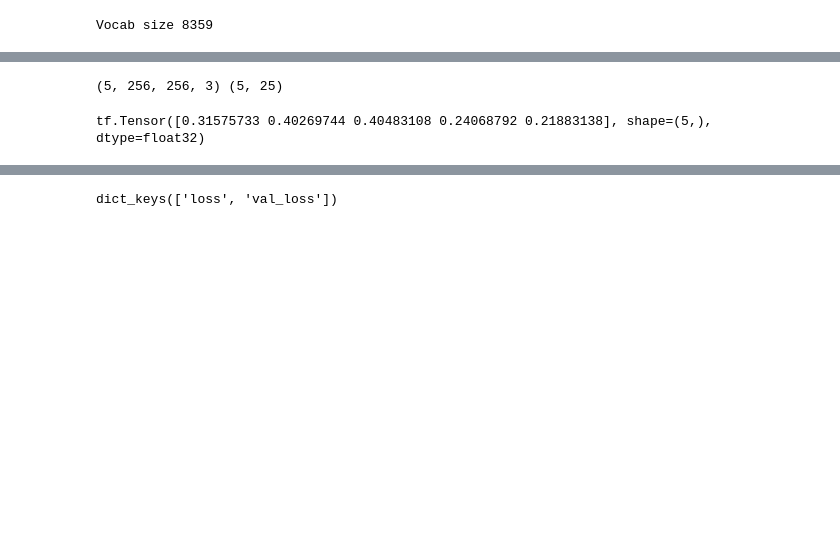
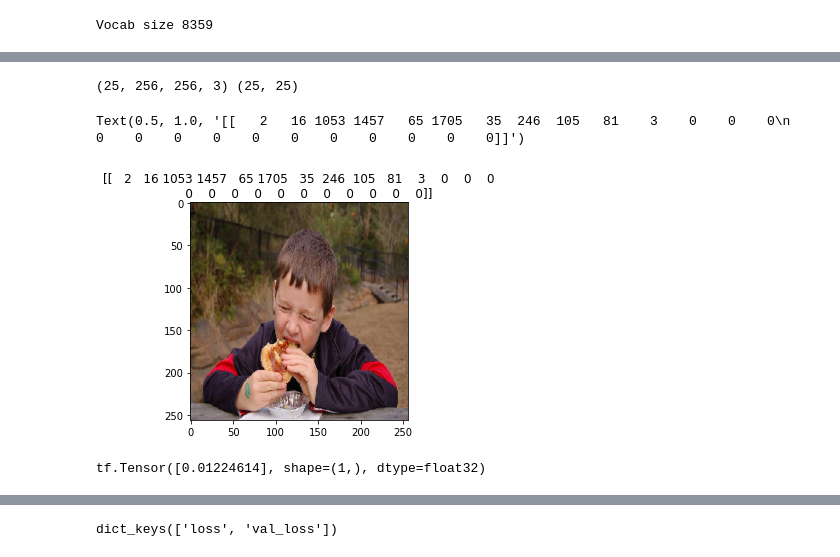
Before and after one commit to viswambhar-yasa/image_captioning, a Jupyter notebook: training_reward_net.ipynb, the cells around one changed output, grey strips where cells are left out. Drawn from its saved outputs; the diff is of its cells as text; code cells hidden in the pictures; blank space fills up the shorter version.

```diff
--- a/training_reward_net.ipynb
+++ b/training_reward_net.ipynb
@@ -330,21 +96,18 @@ def captions_generation_reward(captions_dic, vocab_size, image_pth_rt, max_lengt
 # %%
-import tensorflow as tf
-#from data_processing import data_processing
-#from data_generator import captions_generation
 import pickle
 
 print('TensorFlow Version', tf.__version__)
-vocab_size = 5000
+vocab_size = 8360
 max_length = 25
 
 
-captions_text_path = r'/content/Flickr8k.token.txt'
+captions_text_path = r'/content/image_captioning/Flickr8k.token.txt'
 captions_extraction = data_processing(captions_text_path)
-trn_images_id_text = r'/content/Flickr_8k.trainImages.txt'
+trn_images_id_text = r'/content/image_captioning/Flickr_8k.trainImages.txt'
 train_cleaned_seq, train_cleaned_dic = captions_extraction.cleaning_sequencing_captions(trn_images_id_text)
-val_images_id_text = r'/content/Flickr_8k.devImages.txt'
+val_images_id_text = r'/content/image_captioning/Flickr_8k.devImages.txt'
 val_cleaned_seq, val_cleaned_dic = captions_extraction.cleaning_sequencing_captions(val_images_id_text)
-test_images_id_text = r'/content/Flickr_8k.testImages.txt'
+test_images_id_text = r'/content/image_captioning/Flickr_8k.testImages.txt'
 test_cleaned_seq, test_cleaned_dic = captions_extraction.cleaning_sequencing_captions(test_images_id_text)
 captions_extraction.tokenization(train_cleaned_seq, vocab_size)
 print("No of captions: Training-" + str(len(train_cleaned_seq) / 5) + " Validation-" + str(
@@ -354,9 +117,9 @@ train_cap_tok = captions_extraction.sentence_tokenizing(train_cleaned_dic)
 val_cap_tok = captions_extraction.sentence_tokenizing(val_cleaned_dic)
 test_cap_tok = captions_extraction.sentence_tokenizing(test_cleaned_dic)
 
-image_pth_rt = r"/content/Flicker8k_Dataset/" #+ r"\\"
-trn_dataset = captions_generation_reward(train_cap_tok, vocab_size, image_pth_rt, max_length,num_photos_per_batch=2,num_captions=1)
-val_dataset = captions_generation_reward(val_cap_tok, vocab_size, image_pth_rt, max_length)
+image_pth_rt = r"/content/image_captioning/Flicker8k_Dataset/" #+ r"\\"
+trn_dataset = captions_generation_reward(train_cap_tok, vocab_size, image_pth_rt, 15,2,1)
+val_dataset = captions_generation_reward(val_cap_tok, vocab_size, image_pth_rt, 25,32,1)
 
 inputs = next(iter(val_dataset))
 print(inputs[0].shape, inputs[1].shape)
@@ -526,11 +254,19 @@ WARNING:tensorflow:No training configuration found in the save file, so the mode
 # %%
 inputs = next(iter(val_dataset))
+inputs_1 = next(iter(val_dataset))
 print(inputs[0].shape, inputs[1].shape)
 # %% [output]
-(5, 256, 256, 3) (5, 25)
+(25, 256, 256, 3) (25, 25)
+# %%
+plt.imshow(tf.squeeze(inputs_1[0]))
+plt.title(str(inputs_1[1]))
+# %% [output]
+Text(0.5, 1.0, '[[   2   16 1053 1457   65 1705   35  246  105   81    3    0    0    0\n     0    0    0    0    0    0    0    0    0    0    0]]')
+[figure, added]
 # %%
-r=Rewards(reward_model,[inputs[0], inputs[1]])
+r=Rewards(reward_model,[inputs[0], inputs_1[1]])
+print(r)
 # %% [output]
-tf.Tensor([0.31575733 0.40269744 0.40483108 0.24068792 0.21883138], shape=(5,), dtype=float32)
+tf.Tensor([0.01224614], shape=(1,), dtype=float32)
 # %%
 '/content/drive/MyDrive/Kaggle/reward_net.h5'
```
Also changed, not shown: parts of 42 cells of this notebook, 3 other files.
